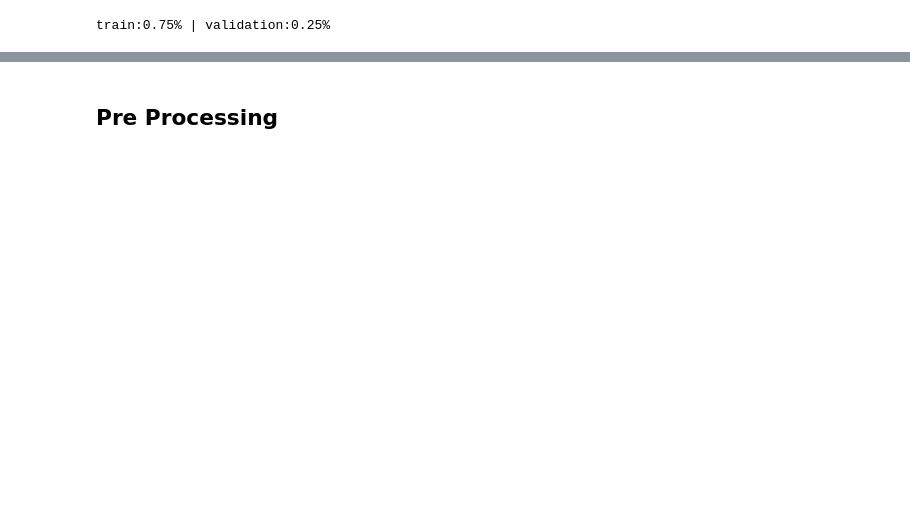
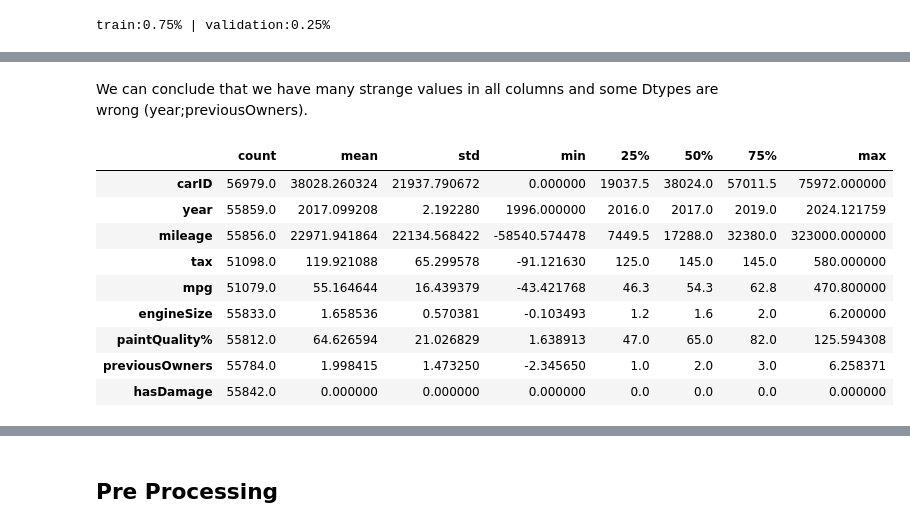
Before and after one commit to bernardorspachecods/ML_Project_25.26, a Jupyter notebook: hold-out.ipynb, the cells around one changed output, grey strips where cells are left out. Drawn from its saved outputs; the diff is of its cells as text; code cells hidden in the pictures; blank space fills up the shorter version.

```diff
--- a/hold-out.ipynb
+++ b/hold-out.ipynb
@@ -45,0 +87,15 @@ X_features = [X_train, X_val,X_test]
+# %% [markdown]
+We can conclude that we have many strange values in all columns and some Dtypes are wrong (year;previousOwners).
+# %%
+X_train.describe().T
+# %% [output]
+|  | count | mean | std | min | 25% | 50% | 75% | max |
+| carID | 56979.0 | 38028.260324 | 21937.790672 | 0.000000 | 19037.5 | 38024.0 | 57011.5 | 75972.000000 |
+| year | 55859.0 | 2017.099208 | 2.192280 | 1996.000000 | 2016.0 | 2017.0 | 2019.0 | 2024.121759 |
+| mileage | 55856.0 | 22971.941864 | 22134.568422 | -58540.574478 | 7449.5 | 17288.0 | 32380.0 | 323000.000000 |
+| tax | 51098.0 | 119.921088 | 65.299578 | -91.121630 | 125.0 | 145.0 | 145.0 | 580.000000 |
+| mpg | 51079.0 | 55.164644 | 16.439379 | -43.421768 | 46.3 | 54.3 | 62.8 | 470.800000 |
+| engineSize | 55833.0 | 1.658536 | 0.570381 | -0.103493 | 1.2 | 1.6 | 2.0 | 6.200000 |
+| paintQuality% | 55812.0 | 64.626594 | 21.026829 | 1.638913 | 47.0 | 65.0 | 82.0 | 125.594308 |
+| previousOwners | 55784.0 | 1.998415 | 1.473250 | -2.345650 | 1.0 | 2.0 | 3.0 | 6.258371 |
+| hasDamage | 55842.0 | 0.000000 | 0.000000 | 0.000000 | 0.0 | 0.0 | 0.0 | 0.000000 |
```
Also changed, not shown: parts of 17 cells of this notebook.
